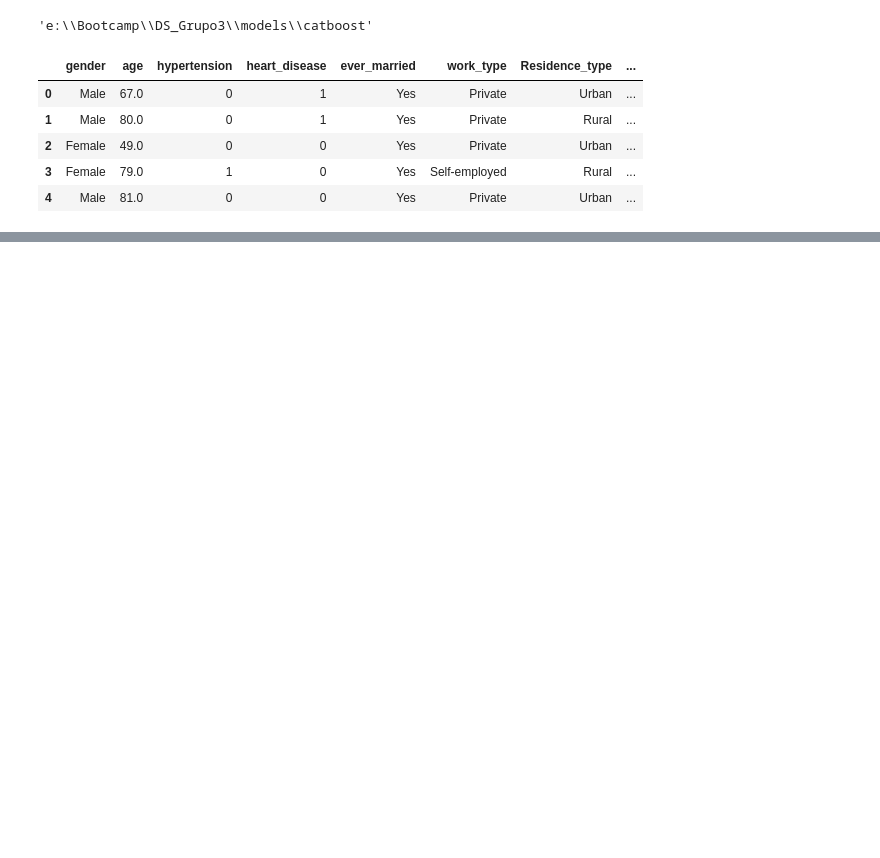
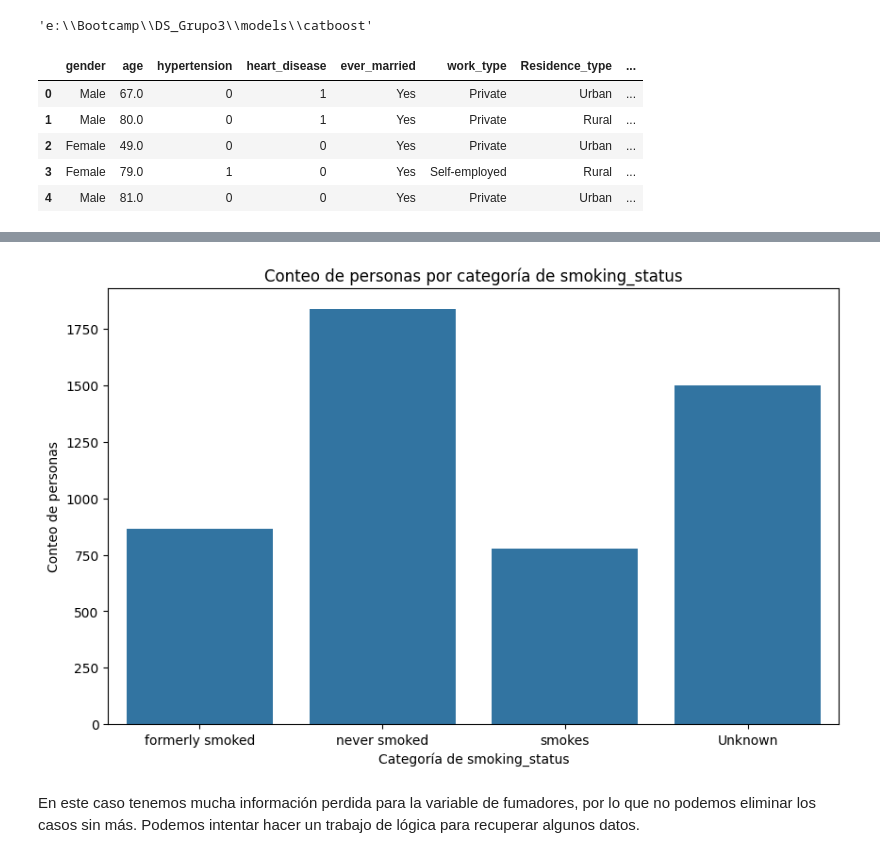
Before and after one commit to carrillo-p/DS_Grupo3, a Jupyter notebook: models/catboost/EDA.ipynb, the cells around one changed output, grey strips where cells are left out. Cells and saved outputs as stored; diff of their text form; code cells hidden in the pictures; blank space fills up the shorter version.

```diff
--- a/models/catboost/EDA.ipynb
+++ b/models/catboost/EDA.ipynb
@@ -26,0 +120,2 @@ df.head()
+# %%
+df.loc[df['age'] < 2, 'age'] = df.loc[df['age'] < 2, 'age'].round(0)
@@ -26,0 +196,2 @@ df.head()
+# %%
+df.loc[(df['age'] < 16) & (df['work_type'] != 'children'), 'work_type'] = 'children'
@@ -26,0 +216,16 @@ df.head()
+# %%
+import seaborn as sns
+
+import matplotlib.pyplot as plt
+
+# Crear la gráfica de conteo
+plt.figure(figsize=(10, 6))
+sns.countplot(data=df, x='smoking_status')
+plt.title('Conteo de personas por categoría de smoking_status')
+plt.xlabel('Categoría de smoking_status')
+plt.ylabel('Conteo de personas')
+plt.show()
+# %% [output]
+[figure, added]
+# %% [markdown]
+En este caso tenemos mucha información perdida para la variable de fumadores, por lo que no podemos eliminar los casos sin más. Podemos intentar hacer un trabajo de lógica para recuperar algunos datos.
```
Also changed, not shown: parts of 31 cells of this notebook, 1 other file.
